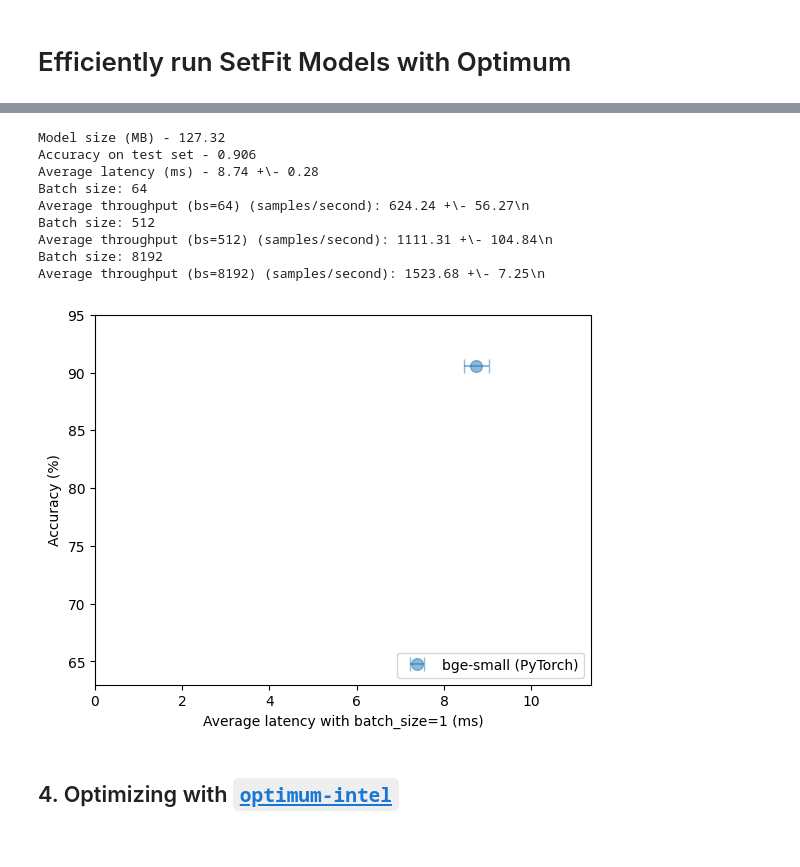
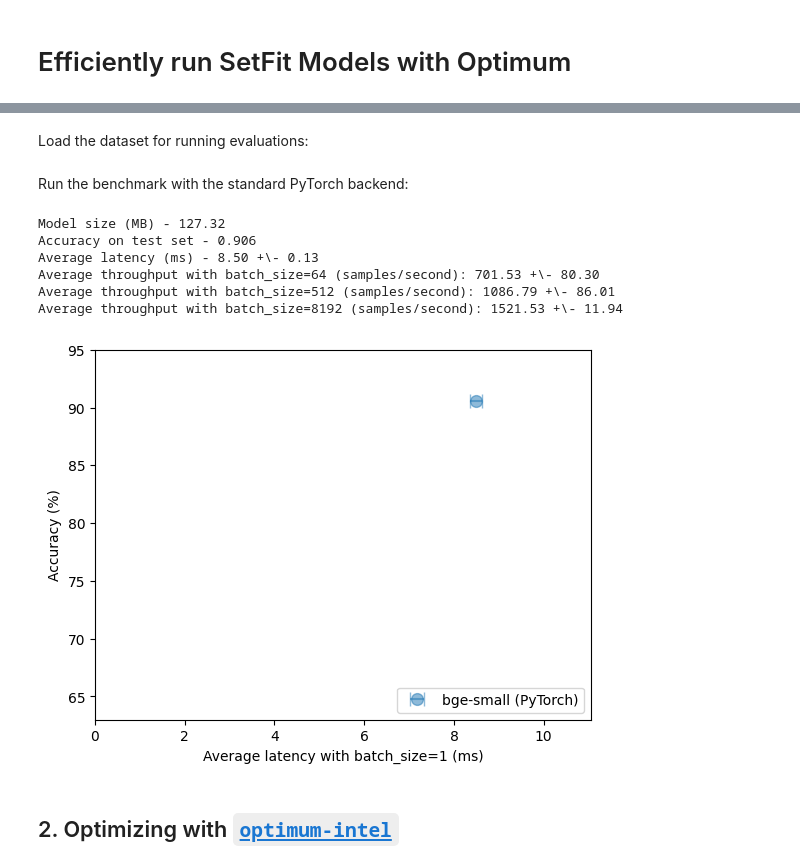
Before and after one commit to huggingface/setfit, a Jupyter notebook: notebooks/setfit-optimum-intel.ipynb, the cells around one changed output, grey strips where cells are left out. Saved outputs shown, nothing was run; the diff lists cells and outputs as text; code cells hidden in the pictures.

```diff
--- a/notebooks/setfit-optimum-intel.ipynb
+++ b/notebooks/setfit-optimum-intel.ipynb
@@ -149,0 +152,2 @@ def plot_metrics(perf_metrics):
+# %% [markdown]
+Load the dataset for running evaluations:
@@ -150,20 +157,24 @@ def plot_metrics(perf_metrics):
+# %% [markdown]
+Run the benchmark with the standard PyTorch backend:
 # %%
+import json
+from setfit import SetFitModel
+
 small_model = SetFitModel.from_pretrained("moshew/bge-small-en-v1.5_setfit-sst2-english")
 pb = PerformanceBenchmark(model=small_model, dataset=test_dataset, optim_type="bge-small (PyTorch)")
 perf_metrics = pb.run_benchmark()
-with open("perf_metrics.json", "w") as f:
+
+# Save the benchmark results to file
+with open("baseline_metrics.json", "w") as f:
     json.dump(perf_metrics, f)
 plot_metrics(perf_metrics)
 # %% [output]
 Model size (MB) - 127.32
 Accuracy on test set - 0.906
-Average latency (ms) - 8.74 +\- 0.28
-Batch size: 64
-Average throughput (bs=64) (samples/second): 624.24 +\- 56.27\n
-Batch size: 512
-Average throughput (bs=512) (samples/second): 1111.31 +\- 104.84\n
-Batch size: 8192
-Average throughput (bs=8192) (samples/second): 1523.68 +\- 7.25\n
+Average latency (ms) - 8.50 +\- 0.13
+Average throughput with batch_size=64 (samples/second): 701.53 +\- 80.30
+Average throughput with batch_size=512 (samples/second): 1086.79 +\- 86.01
+Average throughput with batch_size=8192 (samples/second): 1521.53 +\- 11.94
-[figure, old version]
+[figure, new version]
 # %% [markdown]
-## 4. Optimizing with [`optimum-intel`](https://github.com/huggingface/optimum-intel)
+## 2. Optimizing with [`optimum-intel`](https://github.com/huggingface/optimum-intel)
```
Also changed, not shown: parts of 22 cells of this notebook.
